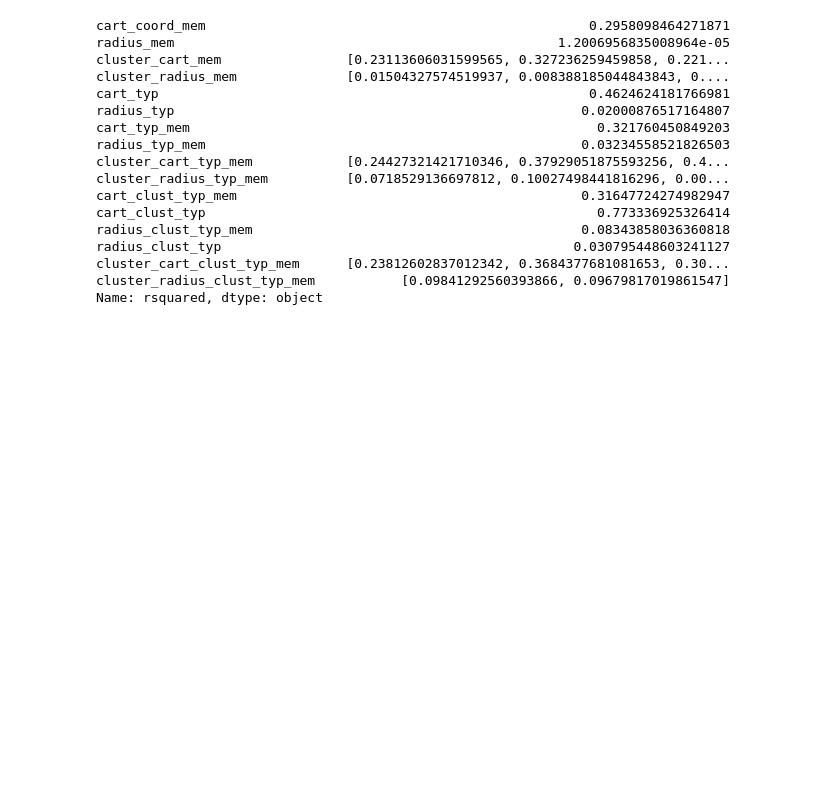
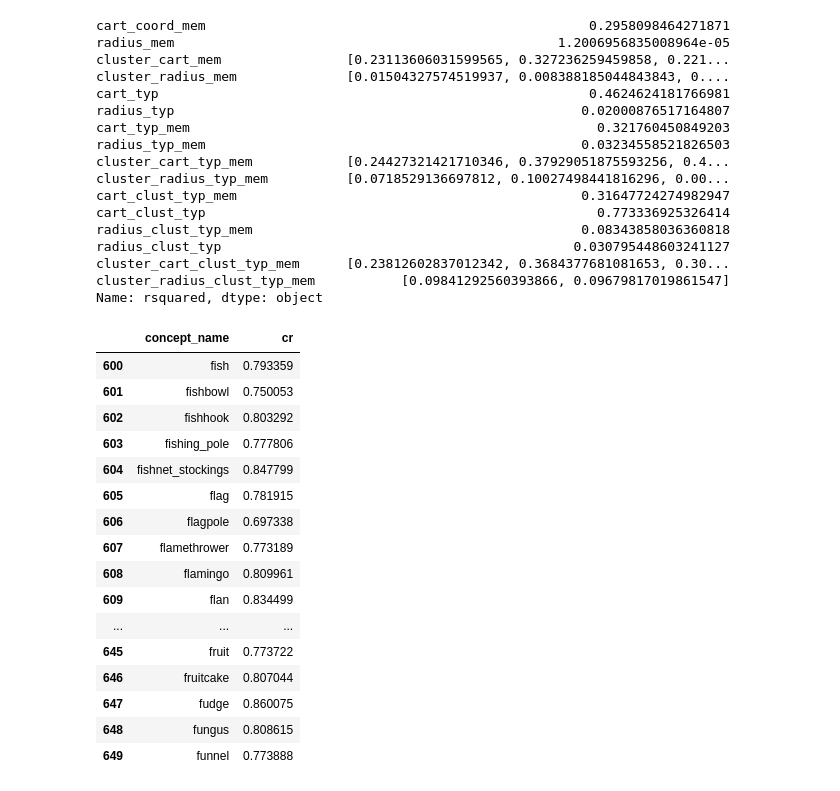
Before and after one commit to Brain-Bridge-Lab/membatross, a Jupyter notebook: membatross_albatross.ipynb, the cells around one changed output. Saved outputs shown, nothing was run; the diff lists cells and outputs as text; code cells hidden in the pictures; blank space fills up the shorter version.

```diff
--- a/membatross_albatross.ipynb
+++ b/membatross_albatross.ipynb
@@ -284,3 +284,23 @@ radius_clust_typ                                             0.03079544860324112
 cluster_cart_clust_typ_mem      [0.23812602837012342, 0.3684377681081653, 0.30...
 cluster_radius_clust_typ_mem           [0.09841292560393866, 0.09679817019861547]
 Name: rsquared, dtype: object
+# %%
+pd.read_csv('../data/memorability_score_by_concepts.csv')[600:650]
+# %% [output]
+|  | concept_name | cr |
+| 600 | fish | 0.793359 |
+| 601 | fishbowl | 0.750053 |
+| 602 | fishhook | 0.803292 |
+| 603 | fishing_pole | 0.777806 |
+| 604 | fishnet_stockings | 0.847799 |
+| 605 | flag | 0.781915 |
+| 606 | flagpole | 0.697338 |
+| 607 | flamethrower | 0.773189 |
+| 608 | flamingo | 0.809961 |
+| 609 | flan | 0.834499 |
+| ... | ... | ... |
+| 645 | fruit | 0.773722 |
+| 646 | fruitcake | 0.807044 |
+| 647 | fudge | 0.860075 |
+| 648 | fungus | 0.808615 |
+| 649 | funnel | 0.773888 |
```
Also changed, not shown: 5 other files.
